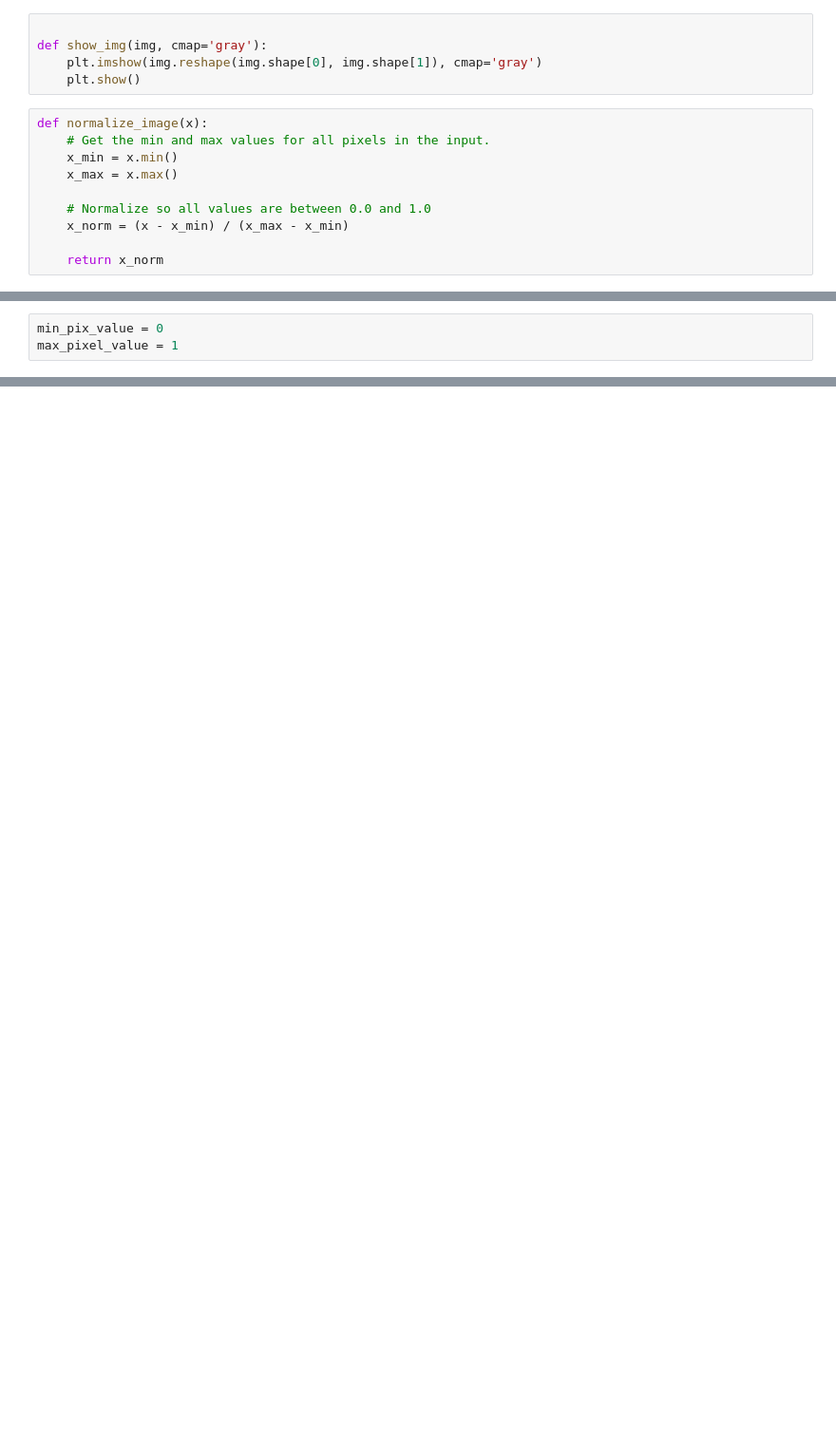
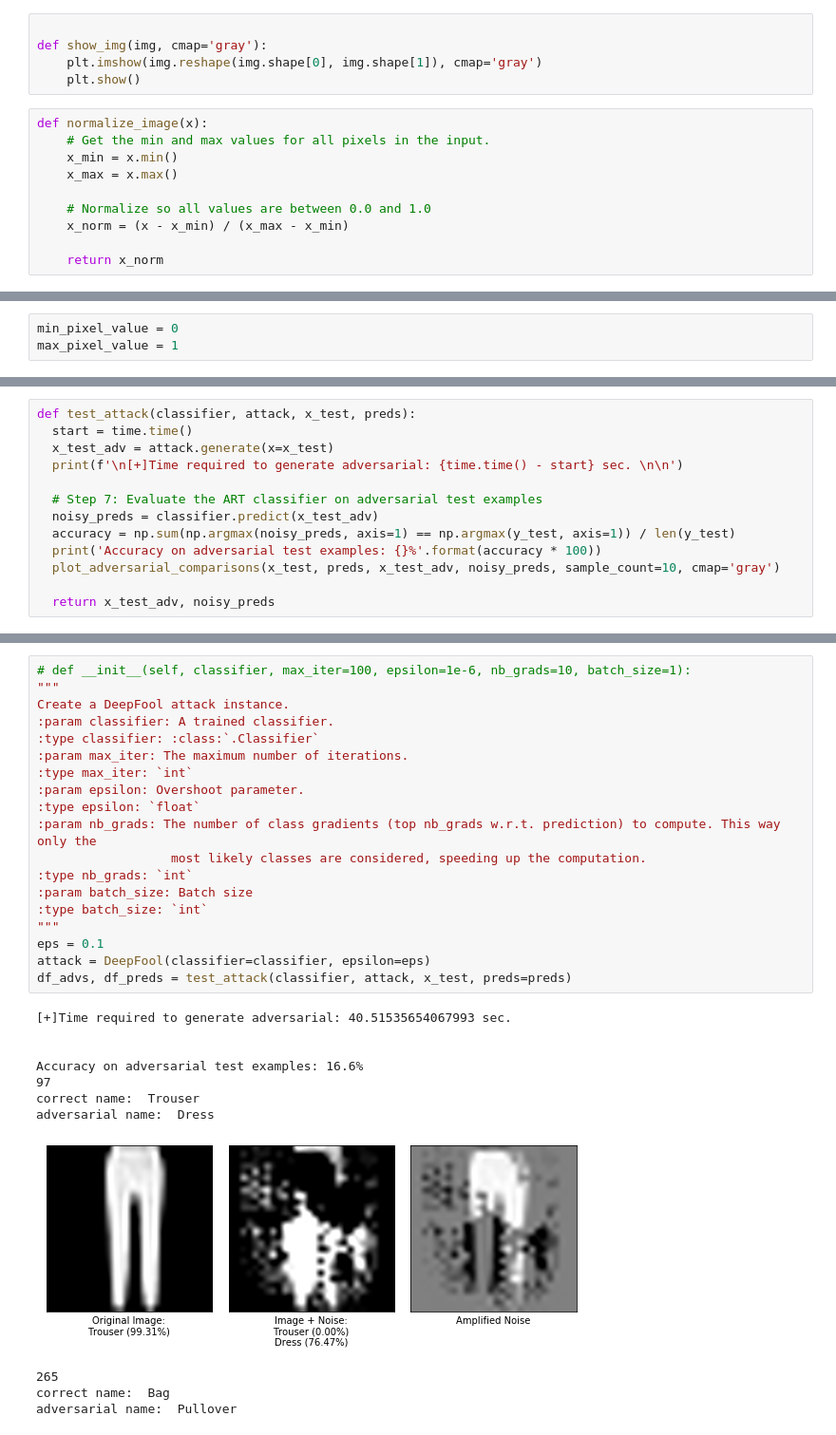
Before and after one commit to Ang3lino/mlnn, a Jupyter notebook: projects/3adversarialFashion/P54_Adversarial_Fashion_DL_D2.ipynb, the cells around one changed output, grey strips where cells are left out. Shown at 95% size. Drawn from its saved outputs; the diff is of its cells as text; blank space fills up the shorter version.

```diff
--- a/projects/3adversarialFashion/P54_Adversarial_Fashion_DL_D2.ipynb
+++ b/projects/3adversarialFashion/P54_Adversarial_Fashion_DL_D2.ipynb
@@ -73,5 +90,5 @@ def read_dataset(db_name='fashion'):
 # %%
-min_pix_value = 0
+min_pixel_value = 0
 max_pixel_value = 1
 # %%
 # Step 2: Create the model
@@ -178,0 +238,13 @@ Accuracy on benign test examples: 77.16%
+# %%
+def test_attack(classifier, attack, x_test, preds):
+  start = time.time()
+  x_test_adv = attack.generate(x=x_test)
+  print(f'\n[+]Time required to generate adversarial: {time.time() - start} sec. \n\n')
+
+  # Step 7: Evaluate the ART classifier on adversarial test examples
+  noisy_preds = classifier.predict(x_test_adv)
+  accuracy = np.sum(np.argmax(noisy_preds, axis=1) == np.argmax(y_test, axis=1)) / len(y_test)
+  print('Accuracy on adversarial test examples: {}%'.format(accuracy * 100))
+  plot_adversarial_comparisons(x_test, preds, x_test_adv, noisy_preds, sample_count=10, cmap='gray')
+
+  return x_test_adv, noisy_preds
@@ -244,0 +329,31 @@ adversarial name:  Dress
+# %%
+# def __init__(self, classifier, max_iter=100, epsilon=1e-6, nb_grads=10, batch_size=1):
+"""
+Create a DeepFool attack instance.
+:param classifier: A trained classifier.
+:type classifier: :class:`.Classifier`
+:param max_iter: The maximum number of iterations.
+:type max_iter: `int`
+:param epsilon: Overshoot parameter.
+:type epsilon: `float`
+:param nb_grads: The number of class gradients (top nb_grads w.r.t. prediction) to compute. This way only the
+                  most likely classes are considered, speeding up the computation.
+:type nb_grads: `int`
+:param batch_size: Batch size
+:type batch_size: `int`
+"""
+eps = 0.1
+attack = DeepFool(classifier=classifier, epsilon=eps)
+df_advs, df_preds = test_attack(classifier, attack, x_test, preds=preds)
+# %% [output]
+[+]Time required to generate adversarial: 40.51535654067993 sec.
+
+
+Accuracy on adversarial test examples: 16.6%
+97
+correct name:  Trouser
+adversarial name:  Dress
+[figure, added]
+265
+correct name:  Bag
+adversarial name:  Pullover
```
Also changed, not shown: parts of 15 cells of this notebook.
